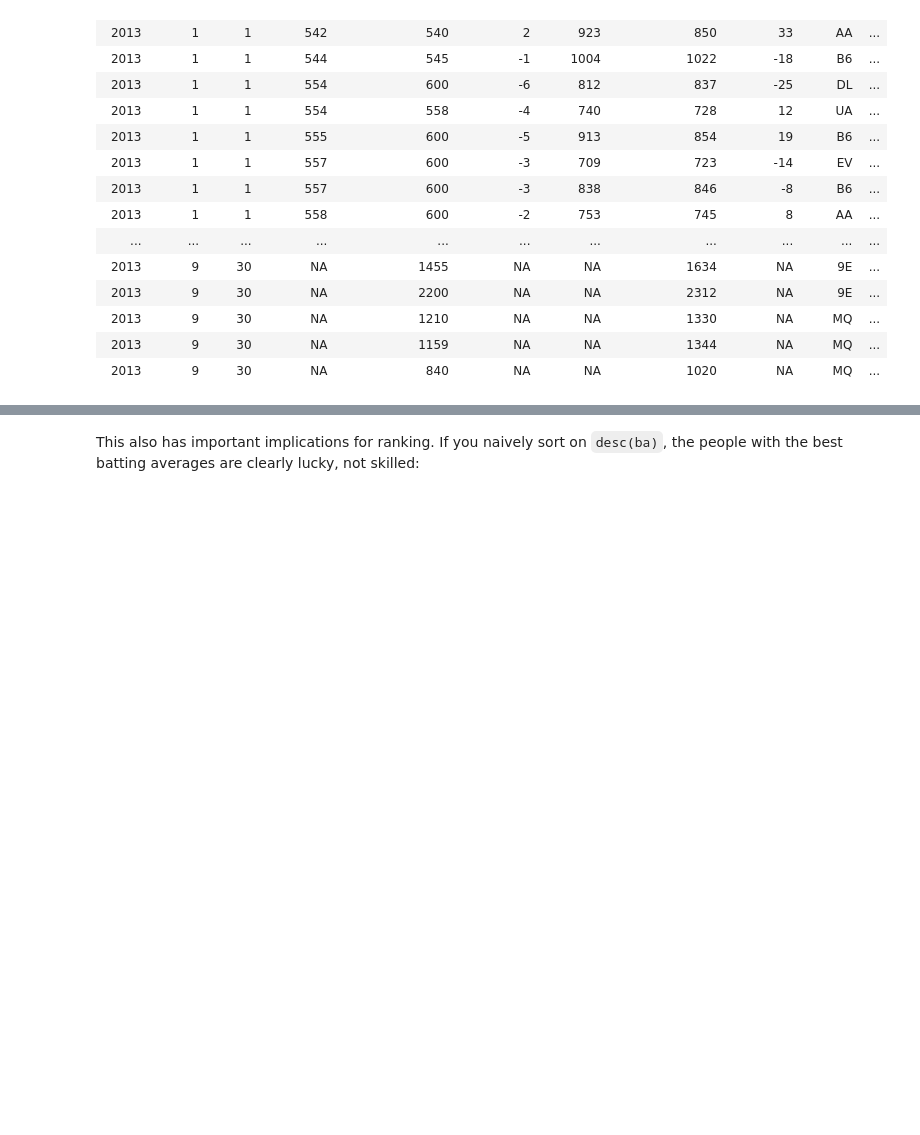
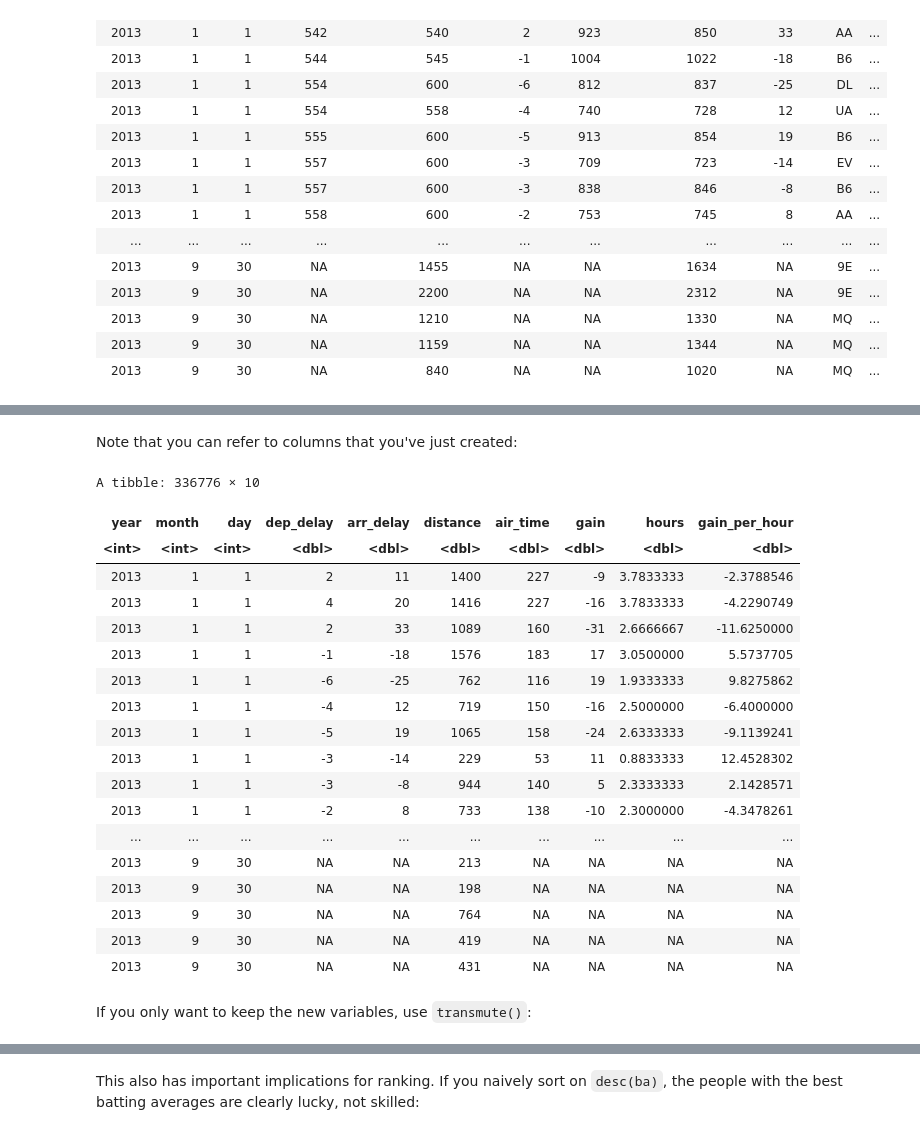
Before and after one commit to fralfaro/r4ds-book, a Jupyter notebook: docs/05_data_transformation.ipynb, the cells around one changed output, grey strips where cells are left out. Saved outputs shown, nothing was run; the diff lists cells and outputs as text; code cells hidden in the pictures; blank space fills up the shorter version.

```diff
--- a/docs/05_data_transformation.ipynb
+++ b/docs/05_data_transformation.ipynb
@@ -1265,0 +621,7 @@ batters |>
+# %%
+flights_sml <- select(flights,
+  year:day,
+  ends_with("delay"),
+  distance,
+  air_time
+)
@@ -1265,0 +653,32 @@ batters |>
+# %% [markdown]
+
+Note that you can refer to columns that you've just created:
+# %%
+mutate(flights_sml,
+  gain = dep_delay - arr_delay,
+  hours = air_time / 60,
+  gain_per_hour = gain / hours
+)
+# %% [output]
+A tibble: 336776 × 10
+| year | month | day | dep_delay | arr_delay | distance | air_time | gain | hours | gain_per_hour |
+| <int> | <int> | <int> | <dbl> | <dbl> | <dbl> | <dbl> | <dbl> | <dbl> | <dbl> |
+| 2013 | 1 | 1 | 2 | 11 | 1400 | 227 | -9 | 3.7833333 | -2.3788546 |
+| 2013 | 1 | 1 | 4 | 20 | 1416 | 227 | -16 | 3.7833333 | -4.2290749 |
+| 2013 | 1 | 1 | 2 | 33 | 1089 | 160 | -31 | 2.6666667 | -11.6250000 |
+| 2013 | 1 | 1 | -1 | -18 | 1576 | 183 | 17 | 3.0500000 | 5.5737705 |
+| 2013 | 1 | 1 | -6 | -25 | 762 | 116 | 19 | 1.9333333 | 9.8275862 |
+| 2013 | 1 | 1 | -4 | 12 | 719 | 150 | -16 | 2.5000000 | -6.4000000 |
+| 2013 | 1 | 1 | -5 | 19 | 1065 | 158 | -24 | 2.6333333 | -9.1139241 |
+| 2013 | 1 | 1 | -3 | -14 | 229 | 53 | 11 | 0.8833333 | 12.4528302 |
+| 2013 | 1 | 1 | -3 | -8 | 944 | 140 | 5 | 2.3333333 | 2.1428571 |
+| 2013 | 1 | 1 | -2 | 8 | 733 | 138 | -10 | 2.3000000 | -4.3478261 |
+| ... | ... | ... | ... | ... | ... | ... | ... | ... | ... |
+| 2013 | 9 | 30 | NA | NA | 213 | NA | NA | NA | NA |
+| 2013 | 9 | 30 | NA | NA | 198 | NA | NA | NA | NA |
+| 2013 | 9 | 30 | NA | NA | 764 | NA | NA | NA | NA |
+| 2013 | 9 | 30 | NA | NA | 419 | NA | NA | NA | NA |
+| 2013 | 9 | 30 | NA | NA | 431 | NA | NA | NA | NA |
+# %% [markdown]
+
+If you only want to keep the new variables, use `transmute()`:
```
Also changed, not shown: parts of 226 cells of this notebook.
